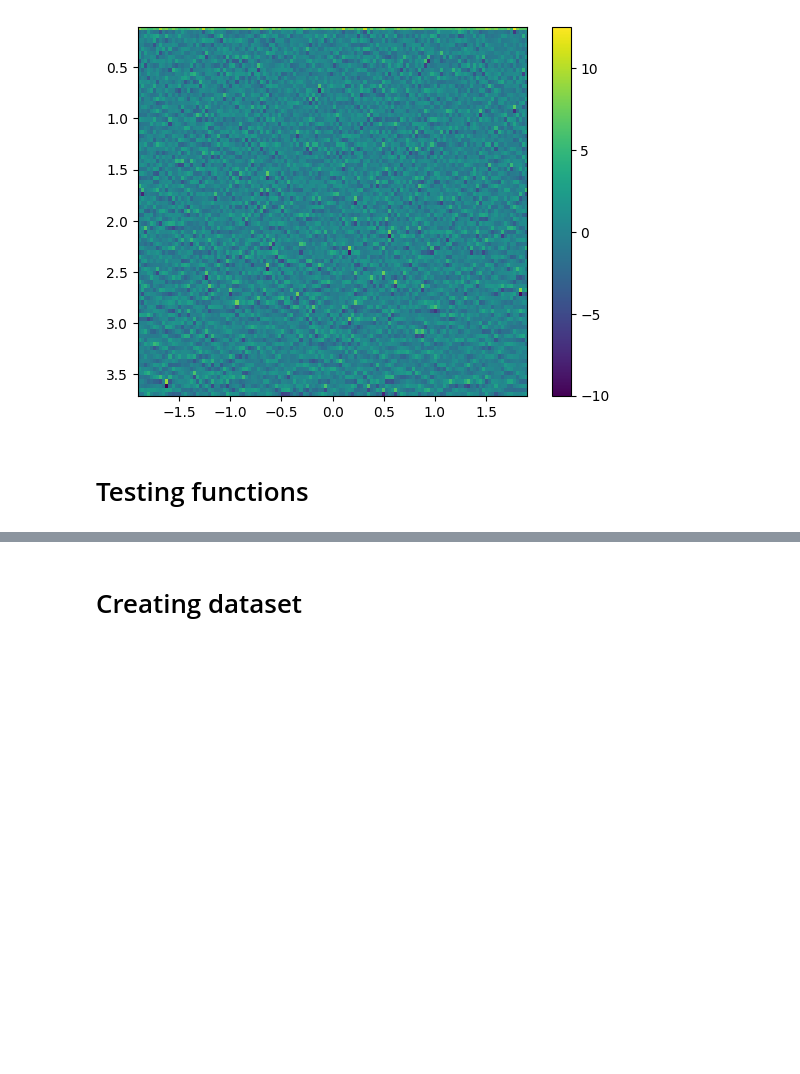
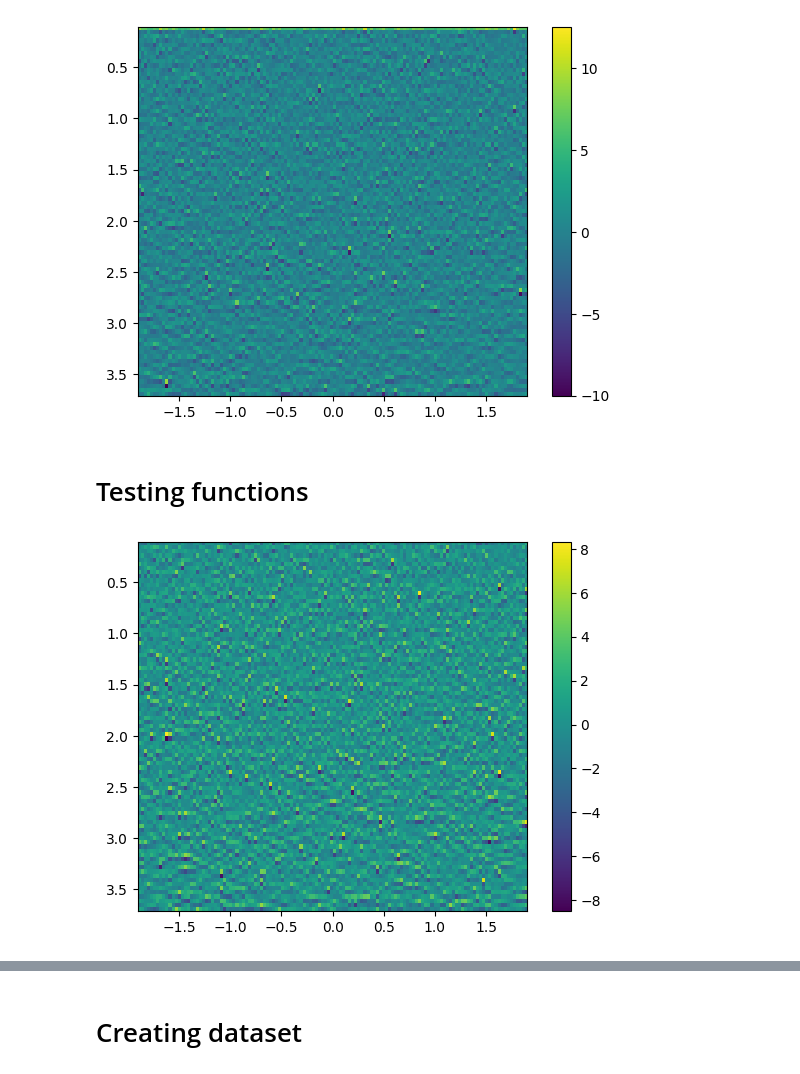
Before and after one commit to SebastianMerino/DL-Attenuation, a Jupyter notebook: testing/creating_dataset.ipynb, the cells around one changed output, grey strips where cells are left out. Drawn from its saved outputs; the diff is of its cells as text; code cells hidden in the pictures; blank space fills up the shorter version.

```diff
--- a/testing/creating_dataset.ipynb
+++ b/testing/creating_dataset.ipynb
@@ -136,25 +137,38 @@ plt.show()
 # Testing functions
 # %%
 def get_sld(rf, fs, freq_L, freq_H, deltaF, blocksize, overlap_pc):
+    (z_ACS,Slocal) = get_spectra(rf, fs, freq_L, freq_H, deltaF, blocksize, overlap_pc)
+    z_ACS = (z_ACS[:-1] + z_ACS[1:])/2
+    sld = -np.diff(np.log(Slocal), axis=1)
+    return z_ACS,sld
+
+def get_spectra(rf, fs, freq_L, freq_H, deltaF, blocksize, overlap_pc):
     freq_C = (freq_L+freq_H)/2
     # Wavelength size
     c0 = 1540
     wl = c0/freq_C
     dz = 1/fs*c0/2
 
-    nFFT = np.round(fs/deltaF)
+    nFFT = int((fs/deltaF))
 
-    wz = np.round(blocksize*wl*(1-overlap_pc)/dz ); # Between windows
-    nz = 2*np.round(blocksize*wl/dz /2 ); # Window size
+    wz = int(blocksize*wl*(1-overlap_pc)/dz ); # Between windows
+    nz = 2*int(blocksize*wl/dz /2 ); # Window size
 
     f,t,spgram = sp.signal.spectrogram(rf, fs=fs, window=('tukey', 0.25), nperseg=nz, noverlap=nz-wz, nfft=nFFT, axis=0)
     spgram.shape
     rang = np.squeeze((f > freq_L) & (f < freq_H))
     Slocal = spgram[rang,:,:]
     Slocal = np.moveaxis(Slocal, [1, 2], [2, 1])
-    Slocal.shape
-    z_ACS = c0*t[:-1]/2 *100
-    sld = -np.diff(np.log(Slocal), axis=1)
-    return z_ACS,sld
+    Slocal = Slocal[:,1:,:]
+    Slocal = Slocal/np.max(Slocal)
+    z_ACS = c0*t[1:]/2 *100
+    return z_ACS,Slocal
 
 (z_ACS,sld) = get_sld(rf, fs, freq_L, freq_H, deltaF, blocksize, overlap_pc)
+# (z_ACS,Slocal) = get_spectra(rf, fs, freq_L, freq_H, deltaF, blocksize, overlap_pc)
+# %%
+plt.imshow(sld[-1,:,:], extent=extent_ACS)
+plt.colorbar()
+plt.show()
+# %% [output]
+[figure, added]
```
Also changed, not shown: parts of 11 cells of this notebook, 7 other files.
